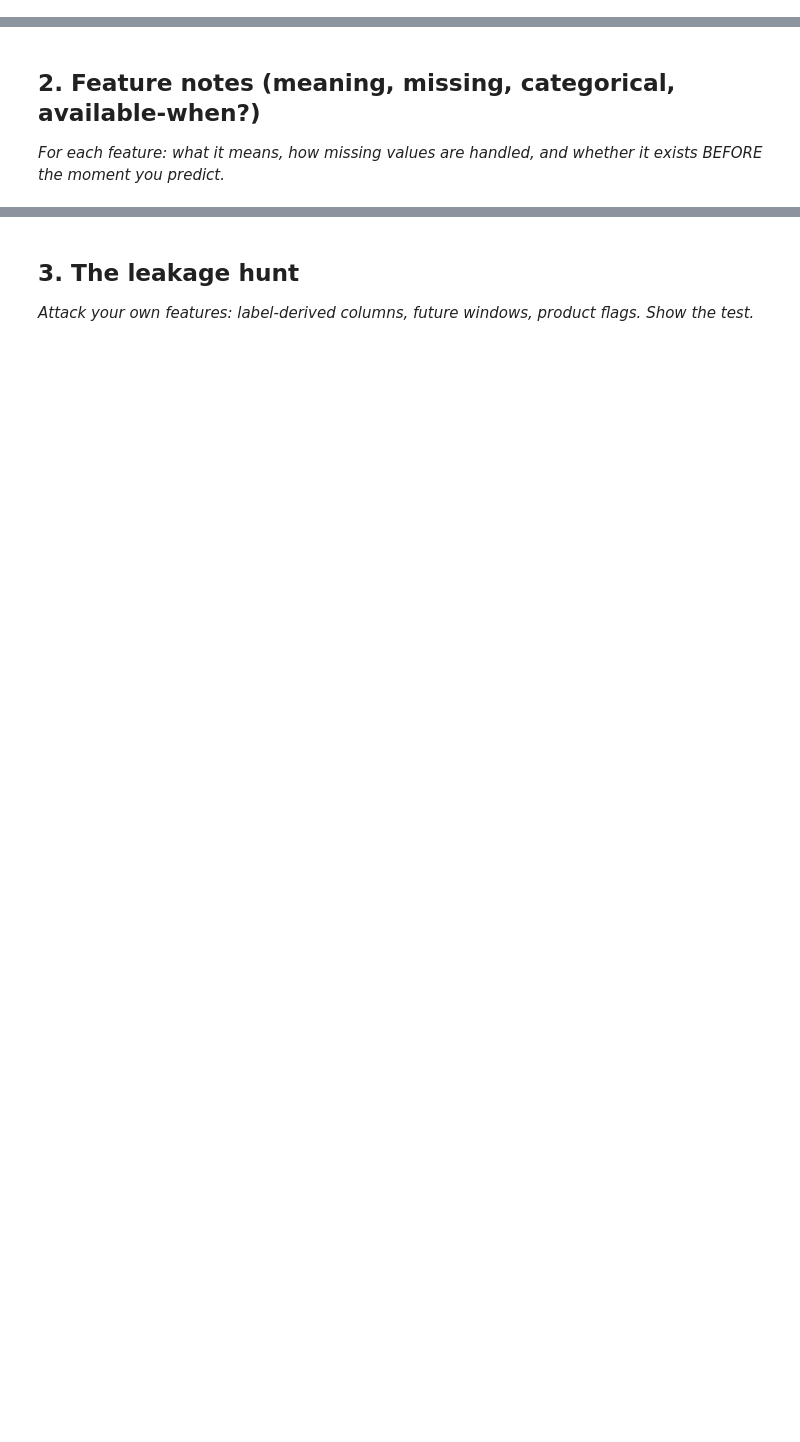
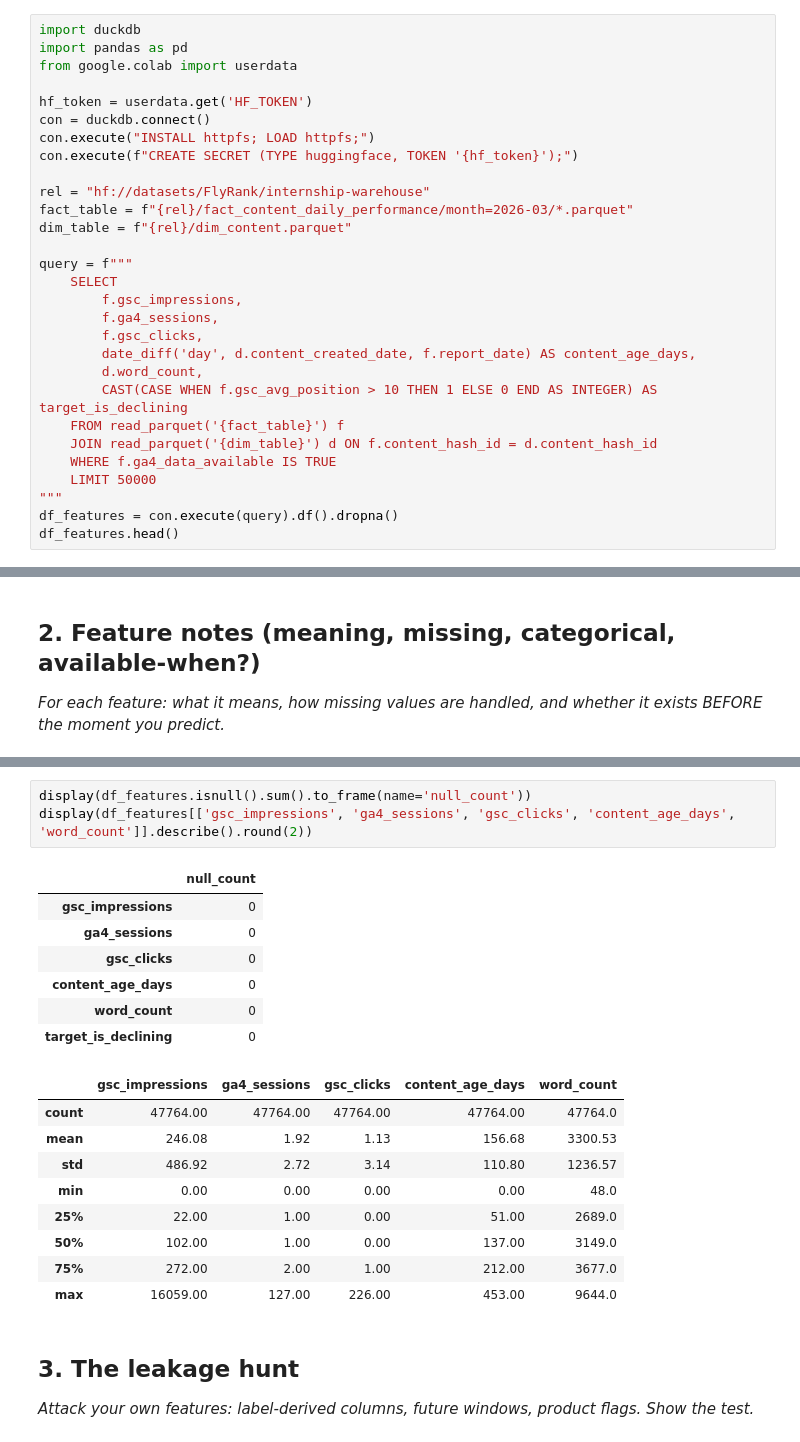
Before and after one commit to Usaf007/flyrankai-ml-internship, a Jupyter notebook: work/notebooks/w03_feature_leakage_check.ipynb, the cells around one changed output, grey strips where cells are left out. Cells and saved outputs as stored; diff of their text form; blank space fills up the shorter version.

Commit message:
Execute ML-05 optional feature leakage audit

```diff
--- a/work/notebooks/w03_feature_leakage_check.ipynb
+++ b/work/notebooks/w03_feature_leakage_check.ipynb
@@ -15,0 +18,29 @@ This skeleton is yours to fill. Work the sections **in order** — each one has
+# %%
+import duckdb
+import pandas as pd
+from google.colab import userdata
+
+hf_token = userdata.get('HF_TOKEN')
+con = duckdb.connect()
+con.execute("INSTALL httpfs; LOAD httpfs;")
+con.execute(f"CREATE SECRET (TYPE huggingface, TOKEN '{hf_token}');")
+
+rel = "hf://datasets/FlyRank/internship-warehouse"
+fact_table = f"{rel}/fact_content_daily_performance/month=2026-03/*.parquet"
+dim_table = f"{rel}/dim_content.parquet"
+
+query = f"""
+    SELECT
+        f.gsc_impressions,
+        f.ga4_sessions,
+        f.gsc_clicks,
+        date_diff('day', d.content_created_date, f.report_date) AS content_age_days,
+        d.word_count,
+        CAST(CASE WHEN f.gsc_avg_position > 10 THEN 1 ELSE 0 END AS INTEGER) AS target_is_declining
+    FROM read_parquet('{fact_table}') f
+    JOIN read_parquet('{dim_table}') d ON f.content_hash_id = d.content_hash_id
+    WHERE f.ga4_data_available IS TRUE
+    LIMIT 50000
+"""
+df_features = con.execute(query).df().dropna()
+df_features.head()
@@ -23,3 +66,23 @@ This skeleton is yours to fill. Work the sections **in order** — each one has
+# %%
+display(df_features.isnull().sum().to_frame(name='null_count'))
+display(df_features[['gsc_impressions', 'ga4_sessions', 'gsc_clicks', 'content_age_days', 'word_count']].describe().round(2))
+# %% [output]
+|  | null_count |
+| gsc_impressions | 0 |
+| ga4_sessions | 0 |
+| gsc_clicks | 0 |
+| content_age_days | 0 |
+| word_count | 0 |
+| target_is_declining | 0 |
+|  | gsc_impressions | ga4_sessions | gsc_clicks | content_age_days | word_count |
+| count | 47764.00 | 47764.00 | 47764.00 | 47764.00 | 47764.0 |
+| mean | 246.08 | 1.92 | 1.13 | 156.68 | 3300.53 |
+| std | 486.92 | 2.72 | 3.14 | 110.80 | 1236.57 |
+| min | 0.00 | 0.00 | 0.00 | 0.00 | 48.0 |
+| 25% | 22.00 | 1.00 | 0.00 | 51.00 | 2689.0 |
+| 50% | 102.00 | 1.00 | 0.00 | 137.00 | 3149.0 |
+| 75% | 272.00 | 2.00 | 1.00 | 212.00 | 3677.0 |
+| max | 16059.00 | 127.00 | 226.00 | 453.00 | 9644.0 |
 # %% [markdown]
 ## 3. The leakage hunt
 
```
Also changed, not shown: parts of 12 cells of this notebook.
